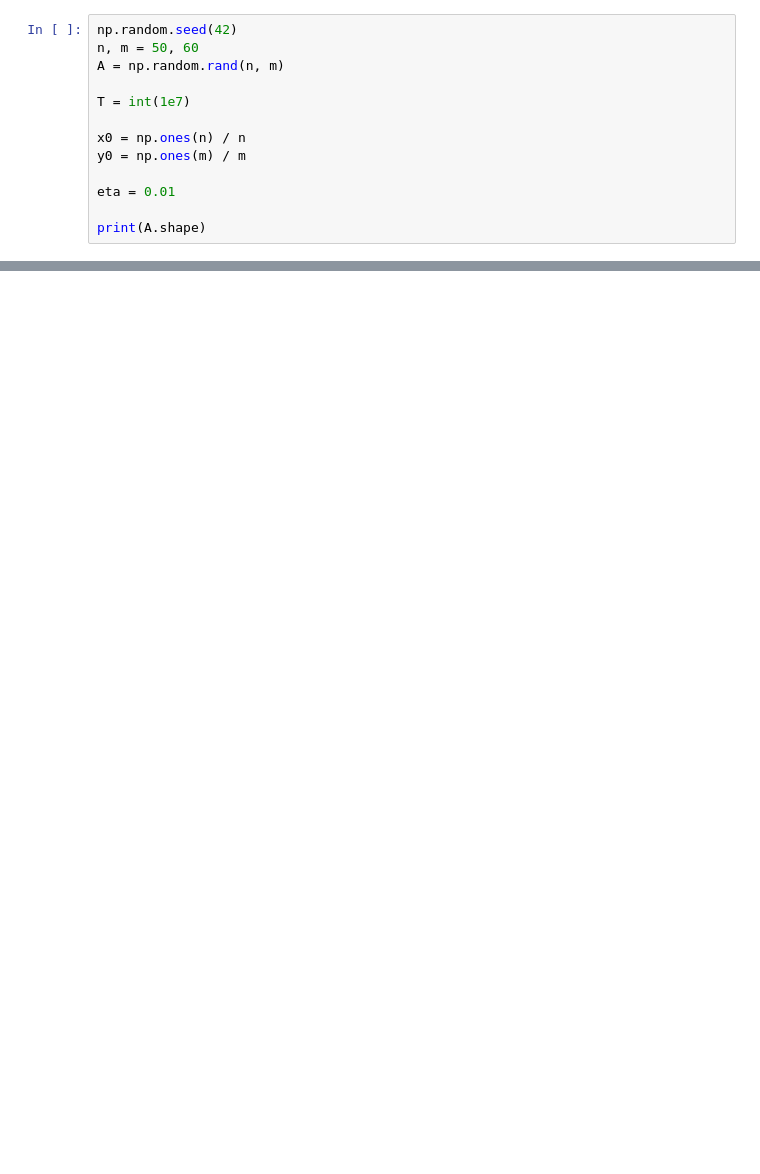
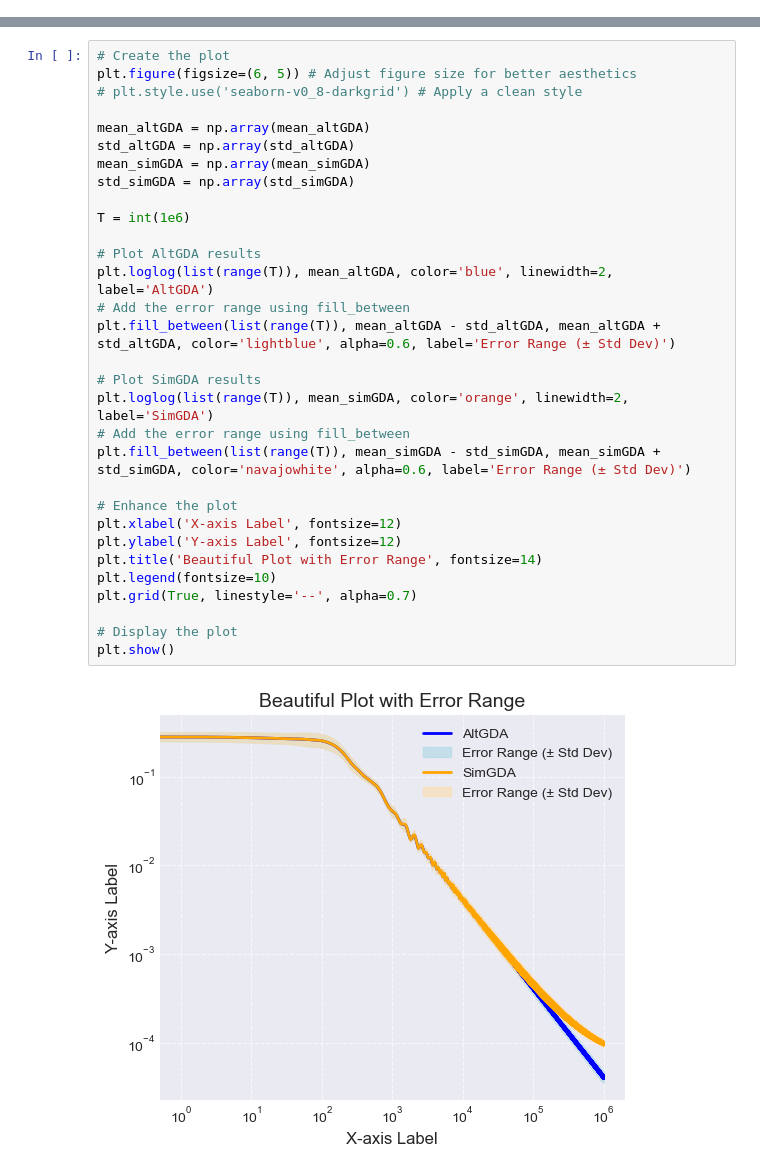
Before and after one commit to CoffeeAndConvexity/AltGDA-PEP, a Jupyter notebook: numerical_performances/numerical_performances.ipynb, the cells around one changed output, grey strips where cells are left out. Saved outputs shown, nothing was run; the diff lists cells and outputs as text; blank space fills up the shorter version.

Commit message:
Upload new numerical performance data with randomness

```diff
--- a/numerical_performances/numerical_performances.ipynb
+++ b/numerical_performances/numerical_performances.ipynb
@@ -21,16 +23,3 @@ def duality_gap(A, x, y):
 def energy(x, y, x_star, y_star, A, eta1, eta2):
 
     return sum((x - x_star) ** 2) / eta1 + sum((y - y_star) ** 2) / eta2 - sum((A @ (y - y_star)) * (x - x_star))
-# %%
-np.random.seed(42)
-n, m = 50, 60
-A = np.random.rand(n, m)
-
-T = int(1e7)
-
-x0 = np.ones(n) / n
-y0 = np.ones(m) / m
-
-eta = 0.01
-
-print(A.shape)
@@ -91,0 +186,33 @@ ax.figure.savefig(f'AltGDA_vs_SimGDA_{n}_{m}_{T}.png', dpi=300)
+# %%
+# Create the plot
+plt.figure(figsize=(6, 5)) # Adjust figure size for better aesthetics
+# plt.style.use('seaborn-v0_8-darkgrid') # Apply a clean style
+
+mean_altGDA = np.array(mean_altGDA)
+std_altGDA = np.array(std_altGDA)
+mean_simGDA = np.array(mean_simGDA)
+std_simGDA = np.array(std_simGDA)
+
+T = int(1e6)
+
+# Plot AltGDA results
+plt.loglog(list(range(T)), mean_altGDA, color='blue', linewidth=2, label='AltGDA')
+# Add the error range using fill_between
+plt.fill_between(list(range(T)), mean_altGDA - std_altGDA, mean_altGDA + std_altGDA, color='lightblue', alpha=0.6, label='Error Range (± Std Dev)')
+
+# Plot SimGDA results
+plt.loglog(list(range(T)), mean_simGDA, color='orange', linewidth=2, label='SimGDA')
+# Add the error range using fill_between
+plt.fill_between(list(range(T)), mean_simGDA - std_simGDA, mean_simGDA + std_simGDA, color='navajowhite', alpha=0.6, label='Error Range (± Std Dev)')
+
+# Enhance the plot
+plt.xlabel('X-axis Label', fontsize=12)
+plt.ylabel('Y-axis Label', fontsize=12)
+plt.title('Beautiful Plot with Error Range', fontsize=14)
+plt.legend(fontsize=10)
+plt.grid(True, linestyle='--', alpha=0.7)
+
+# Display the plot
+plt.show()
+# %% [output]
+[figure, added]
```
Also changed, not shown: parts of 7 cells of this notebook, 3 other files.
